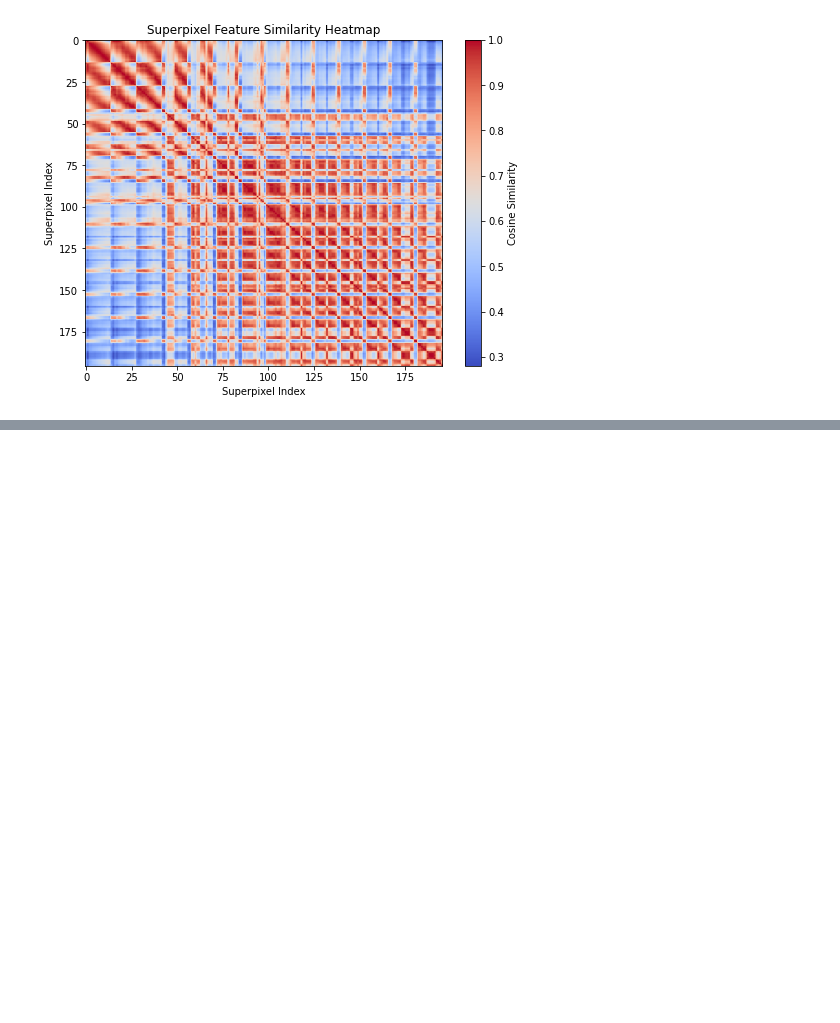
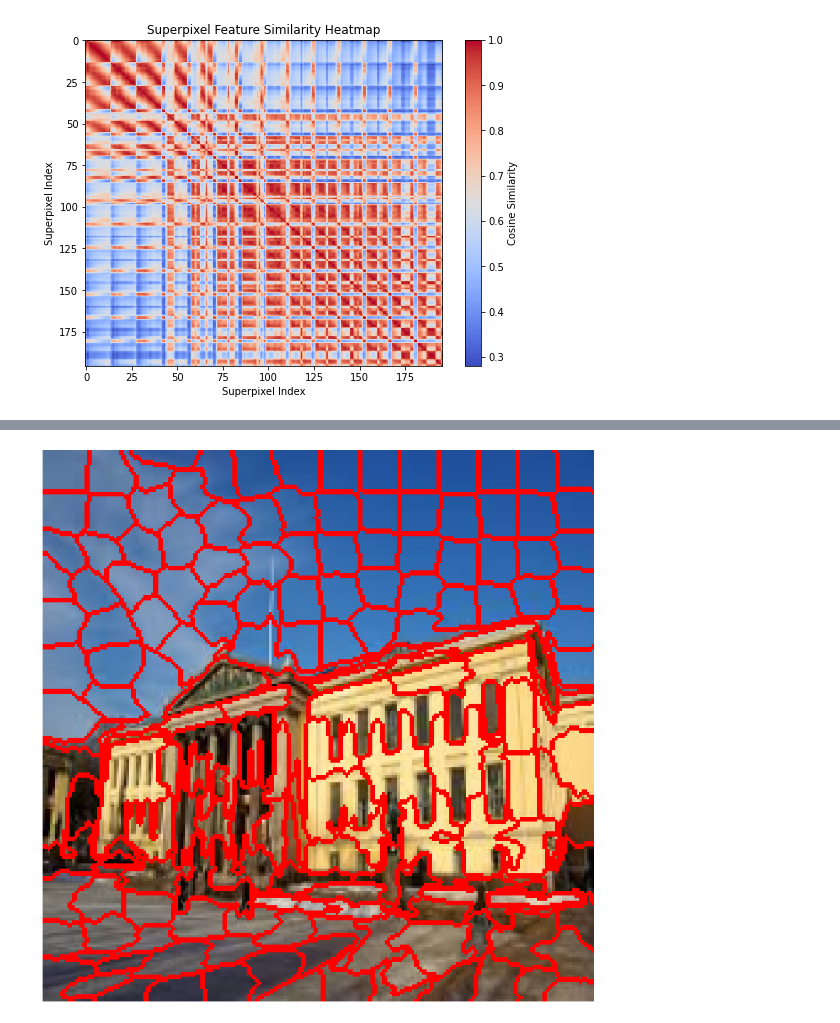
Before and after one commit to YSLCoat/learnableTokenizer, a Jupyter notebook: src/notebooks/superpixel_tokenizer_notebook.ipynb, the cells around one changed output, grey strips where cells are left out. Cells and saved outputs as stored; diff of their text form; code cells hidden in the pictures; blank space fills up the shorter version.

```diff
--- a/src/notebooks/superpixel_tokenizer_notebook.ipynb
+++ b/src/notebooks/superpixel_tokenizer_notebook.ipynb
@@ -486,0 +561,65 @@ visualize_tokenizer_results(results, batch_idx=0)
+# %%
+import matplotlib.pyplot as plt
+import numpy as np
+
+from skimage.io import imread
+from skimage.transform import resize
+from skimage.segmentation import slic, mark_boundaries
+from skimage.util import img_as_float
+
+def visualize_superpixels_224_custom_outline(image_path,
+                                             n_segments=100,
+                                             compactness=10,
+                                             sigma=1,
+                                             boundary_color=(1, 0, 0)):
+    """
+    1. Loads an image from 'image_path'
+    2. Resizes it to 224x224
+    3. Applies SLIC superpixel segmentation
+    4. Plots ONLY the superpixel boundaries, using a custom boundary color.
+
+    :param image_path: Path to the input image
+    :param n_segments: Approx number of superpixels
+    :param compactness: Balances color vs. spatial proximity
+    :param sigma: Gaussian smoothing prior to segmentation
+    :param boundary_color: (R, G, B) tuple for boundary color
+    """
+    # Load the image
+    image = imread(image_path)
+
+    # Convert to float in [0,1] for SLIC
+    image_float = img_as_float(image)
+
+    # Resize to 224x224
+    image_resized = resize(image_float, (224, 224), anti_aliasing=True)
+
+    # Generate superpixels with SLIC
+    segments = slic(
+        image_resized,
+        n_segments=n_segments,
+        compactness=compactness,
+        sigma=sigma,
+        start_label=1
+    )
+
+    # Mark boundaries on the image using a custom color
+    marked = mark_boundaries(image_resized, segments, color=boundary_color)
+
+    # Plot only the superpixel boundaries
+    plt.figure(figsize=(12, 12))
+    plt.imshow(marked)
+    plt.axis("off")
+    plt.tight_layout()
+    plt.show()
+
+# Example usage:
+image_path = r"D:\MSc_Data_Science_UiO\Thesis\learnableTokenizer\figures\patchTokenizer\university_building_example_wiki.jpg"
+visualize_superpixels_224_custom_outline(
+    image_path,
+    n_segments=196,
+    compactness=10,
+    sigma=1,
+    boundary_color=(1, 0, 0)  # RED boundary
+)
+# %% [output]
+[figure, added]
```
Also changed, not shown: parts of 1 cell of this notebook, 4 other files.
